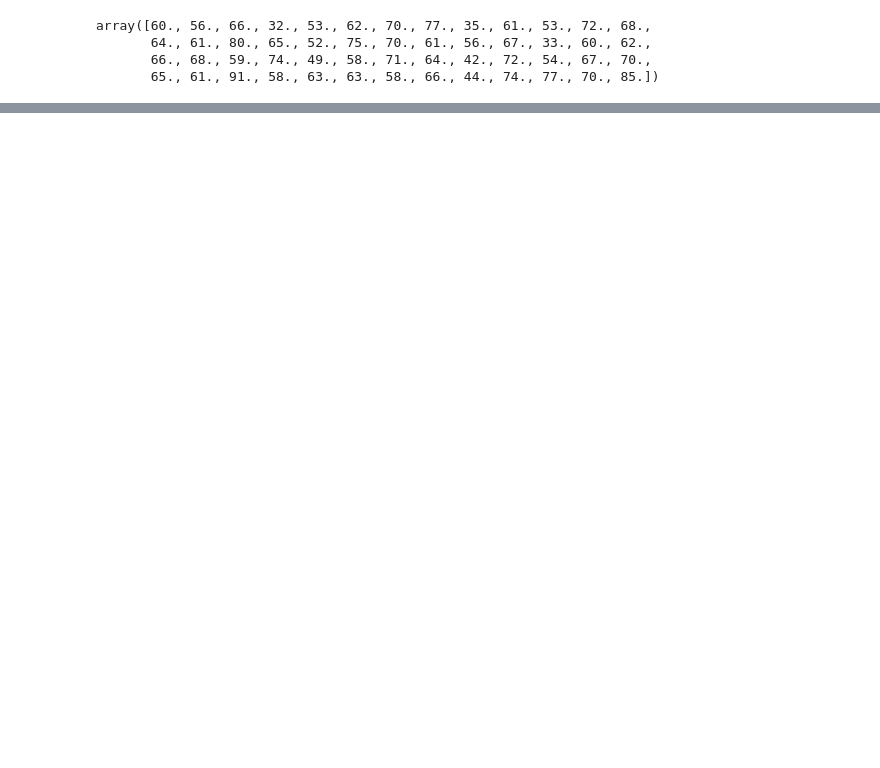
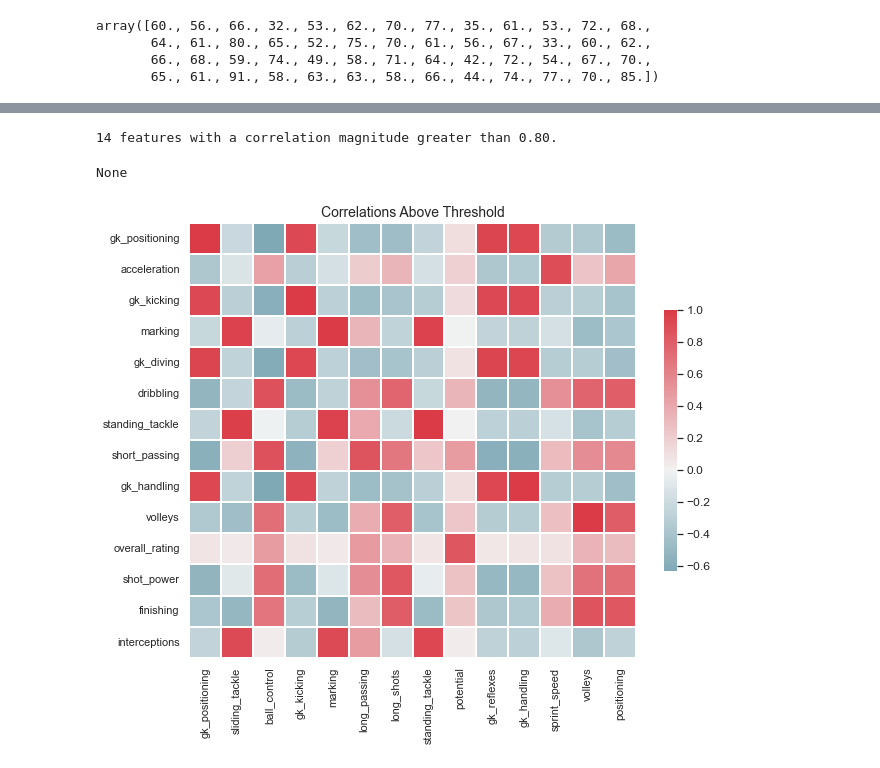
Before and after one commit to AlexUfnif/ml-intro-task3, a Jupyter notebook: linear_regression.ipynb, the cells around one changed output, grey strips where cells are left out. Cells and saved outputs as stored; diff of their text form; code cells hidden in the pictures; blank space fills up the shorter version.

```diff
--- a/linear_regression.ipynb
+++ b/linear_regression.ipynb
@@ -1943,0 +1995,6 @@ fit_and_evaluate(regressor, x_train_task_12, y_train_task_12, x_test_task_12, y_
+# %%
+from feature_selector import FeatureSelector
+
+# Создаем и инициализируем объект
+fs = FeatureSelector(data = df.drop(columns = target_task_12, axis=1).copy(), labels = df[target_task_12].copy())
+#DF_TRAIN_task_12.drop(columns = target_task_12, axis=1).copy()
@@ -1943,0 +2007,10 @@ fit_and_evaluate(regressor, x_train_task_12, y_train_task_12, x_test_task_12, y_
+# %%
+# находит коллинеарные предикторы на основе заданного значения коэффициента корреляции.
+# Для каждой пары коррелированных признаков он определяет один для удаления (так как нужно удалить только один):
+
+display(fs.identify_collinear(correlation_threshold = 0.80))
+fs.plot_collinear()
+# %% [output]
+14 features with a correlation magnitude greater than 0.80.
+None
+[figure, added]
```
Also changed, not shown: parts of 42 cells of this notebook, 1 other file.
